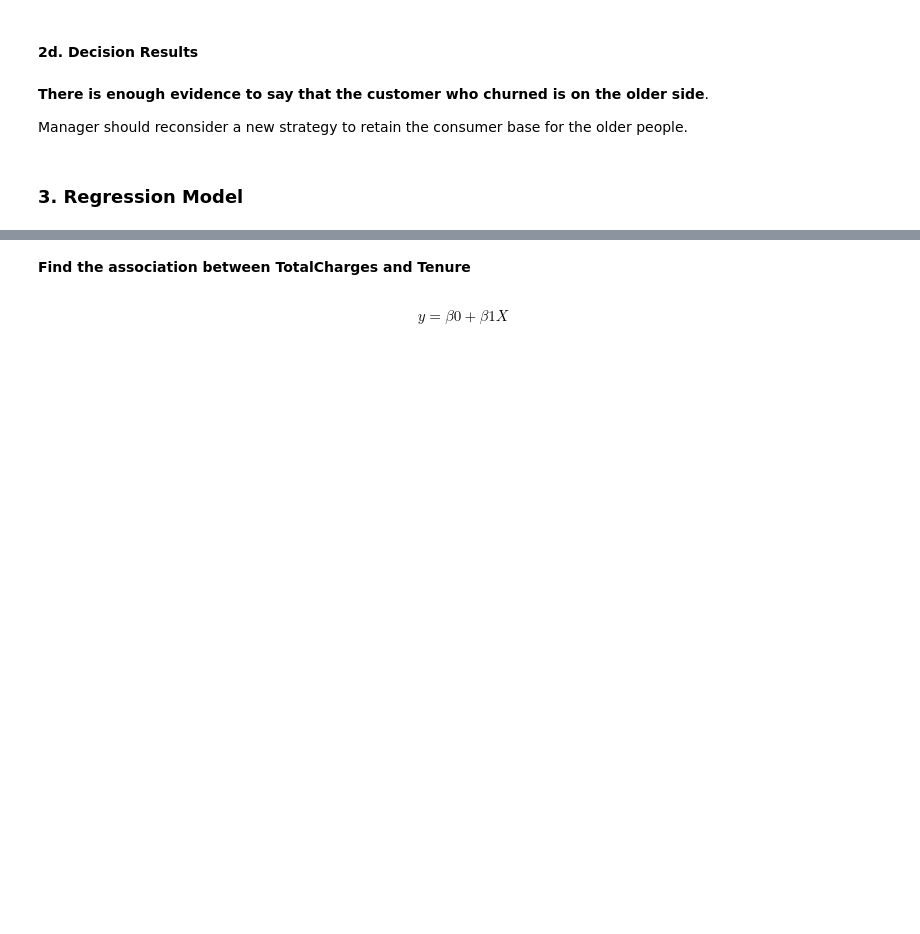
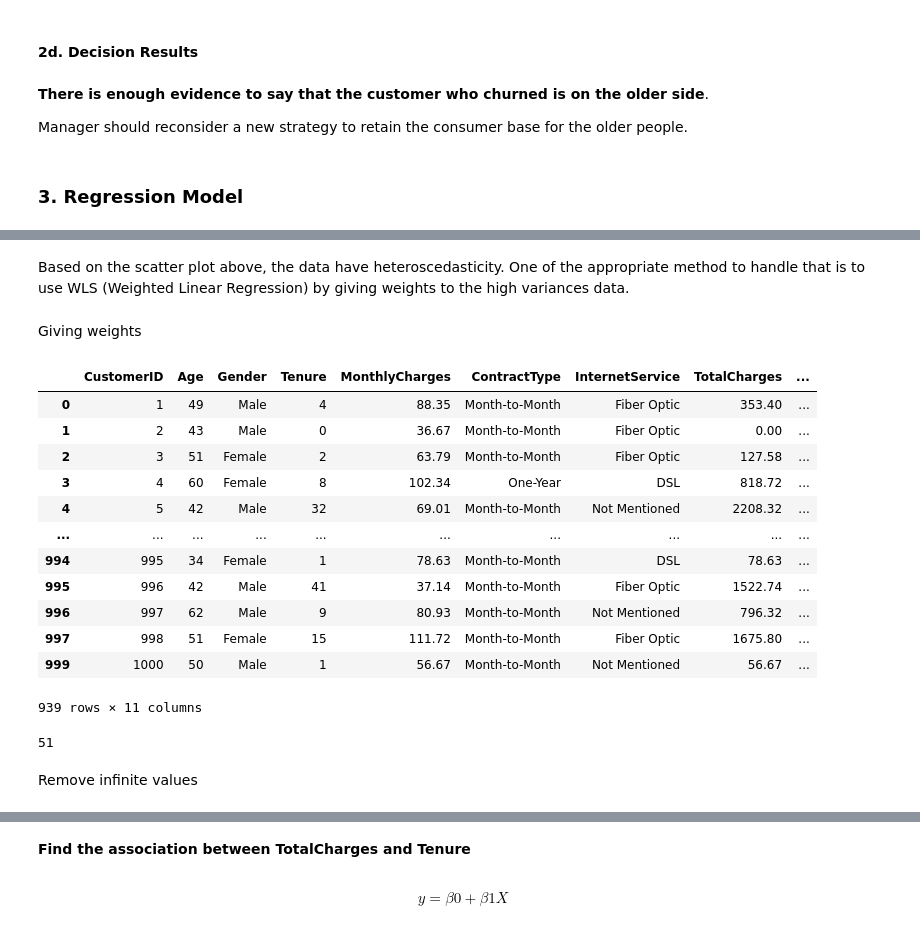
Before and after one commit to rzkybagaskara/telecom-customer-analysis, a Jupyter notebook: Customer_Churn_Analysis.ipynb, the cells around one changed output, grey strips where cells are left out. Drawn from its saved outputs; the diff is of its cells as text; code cells hidden in the pictures; blank space fills up the shorter version.

```diff
--- a/Customer_Churn_Analysis.ipynb
+++ b/Customer_Churn_Analysis.ipynb
@@ -575,0 +596,4 @@ Manager should reconsider a new strategy to retain the consumer base for the old
+# %% [markdown]
+Based on the scatter plot above, the data have heteroscedasticity. One of the appropriate method to handle that is to use WLS (Weighted Linear Regression) by giving weights to the high variances data.
+# %% [markdown]
+Giving weights
@@ -575,0 +603,24 @@ Manager should reconsider a new strategy to retain the consumer base for the old
+# %%
+df['weights'] = weights
+df
+# %% [output]
+|  | CustomerID | Age | Gender | Tenure | MonthlyCharges | ContractType | InternetService | TotalCharges | ... |
+| 0 | 1 | 49 | Male | 4 | 88.35 | Month-to-Month | Fiber Optic | 353.40 | ... |
+| 1 | 2 | 43 | Male | 0 | 36.67 | Month-to-Month | Fiber Optic | 0.00 | ... |
+| 2 | 3 | 51 | Female | 2 | 63.79 | Month-to-Month | Fiber Optic | 127.58 | ... |
+| 3 | 4 | 60 | Female | 8 | 102.34 | One-Year | DSL | 818.72 | ... |
+| 4 | 5 | 42 | Male | 32 | 69.01 | Month-to-Month | Not Mentioned | 2208.32 | ... |
+| ... | ... | ... | ... | ... | ... | ... | ... | ... | ... |
+| 994 | 995 | 34 | Female | 1 | 78.63 | Month-to-Month | DSL | 78.63 | ... |
+| 995 | 996 | 42 | Male | 41 | 37.14 | Month-to-Month | Fiber Optic | 1522.74 | ... |
+| 996 | 997 | 62 | Male | 9 | 80.93 | Month-to-Month | Not Mentioned | 796.32 | ... |
+| 997 | 998 | 51 | Female | 15 | 111.72 | Month-to-Month | Fiber Optic | 1675.80 | ... |
+| 999 | 1000 | 50 | Male | 1 | 56.67 | Month-to-Month | Not Mentioned | 56.67 | ... |
+939 rows × 11 columns
+# %%
+count_all_inf = ((df['weights'] == np.inf) | (df['weights'] == -np.inf)).sum()
+print(count_all_inf)
+# %% [output]
+51
+# %% [markdown]
+Remove infinite values
```
Also changed, not shown: parts of 38 cells of this notebook.
